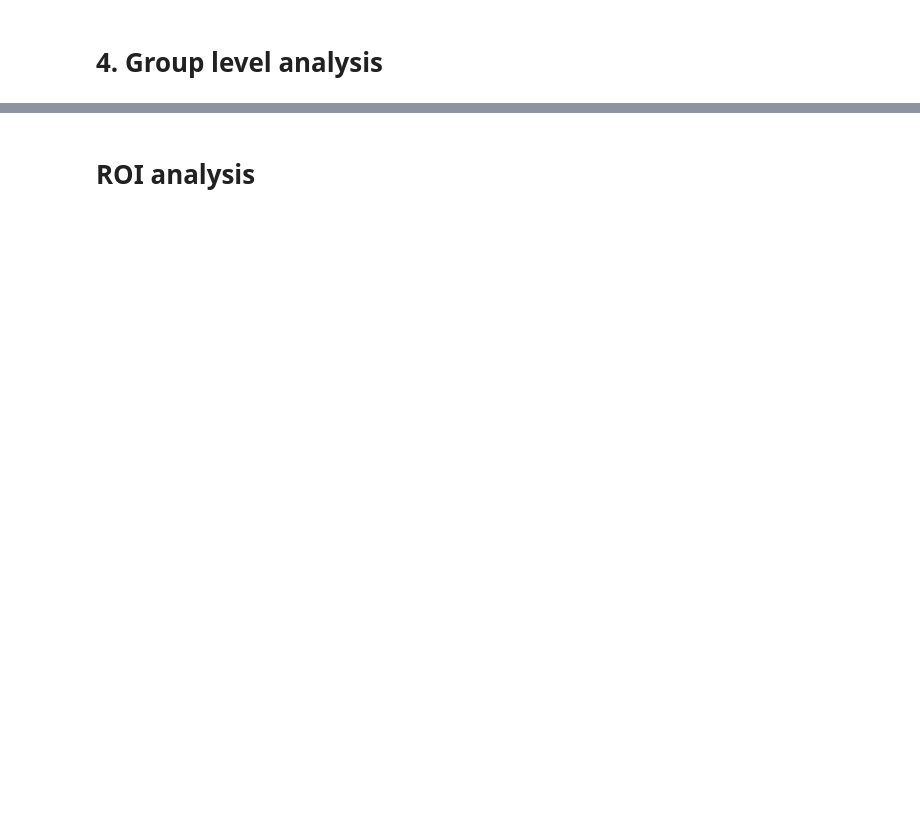
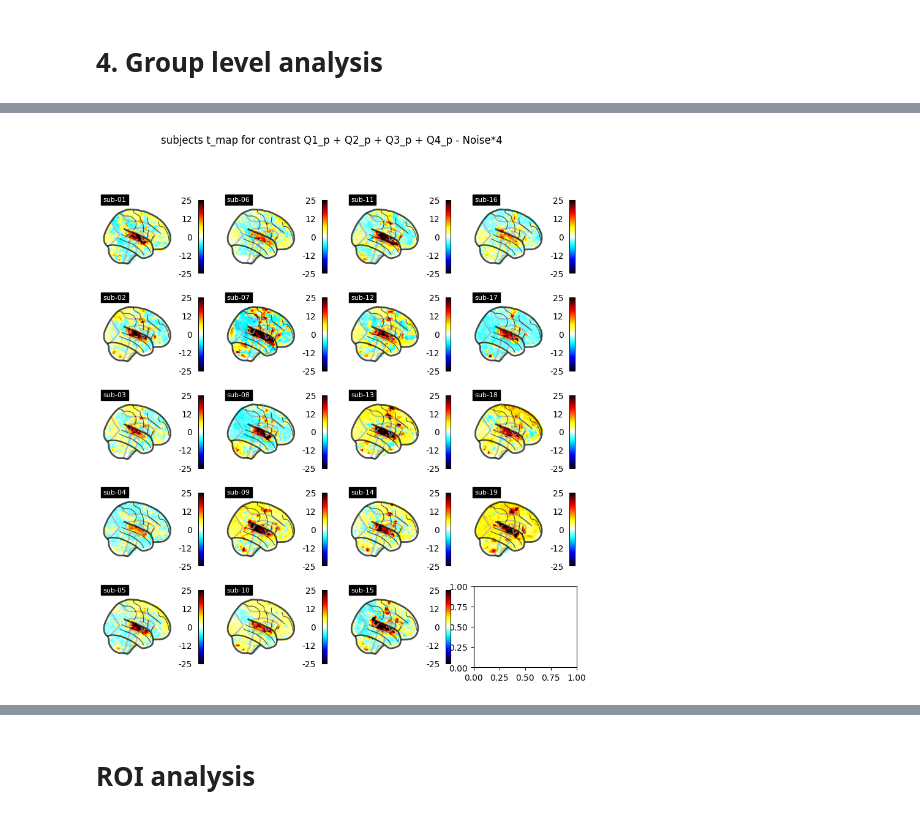
Before and after one commit to CIBIT-UC/brainplayback_task01, a Jupyter notebook: nilearn/nilearn_notebook.ipynb, the cells around one changed output, grey strips where cells are left out. Saved outputs shown, nothing was run; the diff lists cells and outputs as text; code cells hidden in the pictures; blank space fills up the shorter version.

Commit message:
new plots

```diff
--- a/nilearn/nilearn_notebook.ipynb
+++ b/nilearn/nilearn_notebook.ipynb
@@ -292,23 +334,25 @@ subject_list
 # %%
 #| label: plot_glass_matrix_singlesubject
 
 # Plot all subjects t_maps for a given contrast
-fig, axes = plt.subplots(nrows=4, ncols=3, figsize=(10, 10))
+fig, axes = plt.subplots(nrows=5, ncols=4, figsize=(10, 10))
 
 for cidx, tmap in enumerate(tmap_files):
     P = plotting.plot_glass_brain(
         tmap,
         colorbar=True,
-        threshold=6.0,
+        threshold=0,
         vmax=25,
-        axes=axes[cidx % 4, int(cidx / 4)],
+        axes=axes[cidx % 5, int(cidx / 5)],
         plot_abs=False,
         display_mode="x",
     )
     P.title(subject_list[cidx], size=8)
 
 fig.suptitle(f"subjects t_map for contrast {contrasts[c_idx]}")
 plt.show()
+# %% [output]
+[figure, added]
 # %%
 # create design matrix for 2nd level
 second_level_input = zmap_files
```
Also changed, not shown: parts of 12 cells of this notebook.
